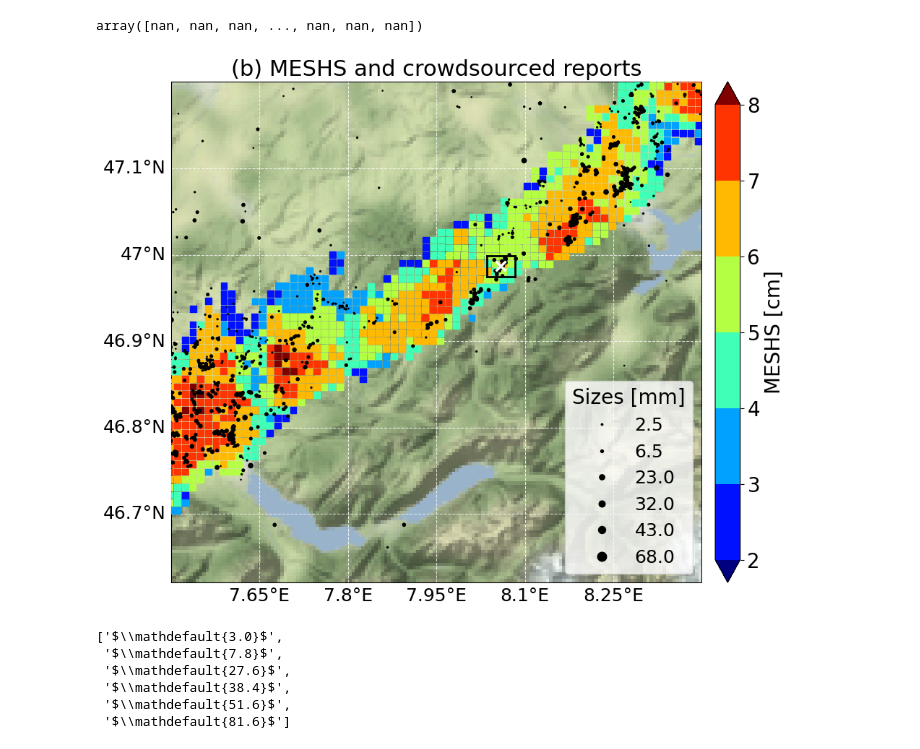
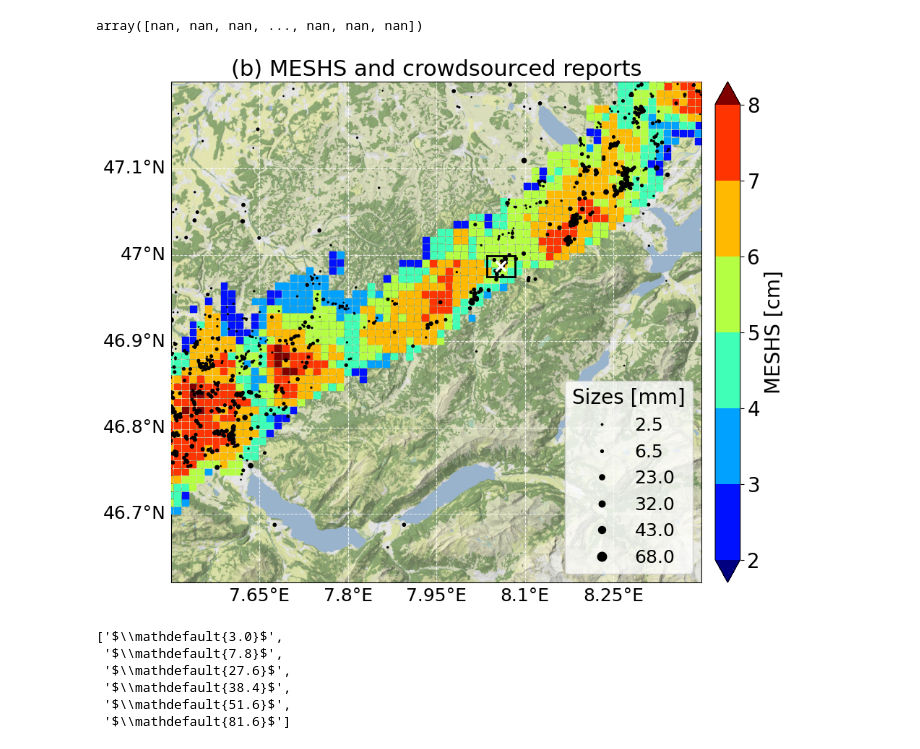
Before and after one commit to mlainer/hail-photogrammetry, a Jupyter notebook: codes/03_postprocessing/radar/MESHS.ipynb, the cells around one changed output. Drawn from its saved outputs; the diff is of its cells as text; code cells hidden in the pictures.

Commit message:
Updates on Map plots for paper.

```diff
--- a/codes/03_postprocessing/radar/MESHS.ipynb
+++ b/codes/03_postprocessing/radar/MESHS.ipynb
@@ -51,5 +51,11 @@ def CHtoWGSlng(y, x):
     # Unit 10000" to 1" and convert seconds to degrees (dec)
     lng = (lng * 100) / 36
     return lng
+
+class StadiaStamen(cimgt.Stamen):
+    def _image_url(self, tile):
+         x,y,z = tile
+         url = f"https://tiles.stadiamaps.com/tiles/stamen_terrain_background/{z}/{x}/{y}.png?api_key={'9fef28bc-9f41-4947-b140-1152be1fc0a0'}"
+         return url
 # %%
 #Test read of one file
@@ -196,6 +178,6 @@ dft.loc['2021-06-20 12:00:00']['lat']
 # %%
 #Load MESHS data
-with open('di.pk','rb') as f:
+with open('cache/di.pk','rb') as f:
     di = pk.load(f)
 
 meshs = np.asarray(di['data_vars']['maximum_expected_severe_hail_size']['data'])
@@ -278,7 +253,7 @@ meshs_c_final.repeat(2, axis=0)
 array([nan, nan, nan, ..., nan, nan, nan])
 # %%
 #Import hailsensor data for 20210620 from csv file
-path_crowd = 'crowdsourced_martin.csv'
+path_crowd = 'cache/crowdsourced_data.csv'
 
 dat = pd.read_csv(path_crowd)
 dat = dat[dat['days'] == '2021-06-20']
@@ -302,7 +277,7 @@ df = geopandas.read_file(shpfilename)
 # get geometry of a country
 poly = [df.loc[df['ADMIN'] == 'Switzerland']['geometry'].values[0]]
 
-stamen_terrain = cimgt.Stamen('terrain-background')
+stamen_terrain = StadiaStamen('terrain-background')
 
 # projections that involved
 st_proj = stamen_terrain.crs  #projection used by Stamen images
@@ -328,7 +303,7 @@ ax.set_extent(exts, crs=ll_proj)
 #msk_stm  = st_proj.project_geometry (msk, ll_proj)  # project geometry to the projection used by stamen
 
 # get and plot Stamen images
-ax.add_image(stamen_terrain, 8) # this requests image, and plot
+ax.add_image(stamen_terrain, 14) # this requests image, and plot
 
 # plot the mask using semi-transparency (alpha=0.65) on the masked-out portion
 #ax.add_geometries( msk_stm, st_proj, zorder=12, facecolor='white', edgecolor='none', alpha=0.65)
@@ -356,35 +331,35 @@ legend2 = ax.legend(handles, labels, loc="lower right", title="Sizes [mm]", font
 #Add soccer field marker to map plot
 ax.scatter(8.05942,46.98709, s=100, marker='x', color='white', zorder=170, transform=ll_proj, linewidth=2.5)
 
 ax.plot(np.array([8.035, 8.0834]),np.array([46.975, 46.975]), color='black', zorder=180, transform=ll_proj, linewidth=2)
 ax.plot(np.array([8.035, 8.0834]),np.array([46.9991, 46.9991]), color='black', zorder=180, transform=ll_proj, linewidth=2)
 
 ax.plot(np.array([8.035, 8.035]),np.array([46.975, 46.9991]), color='black', zorder=180, transform=ll_proj, linewidth=2)
 ax.plot(np.array([8.0834, 8.0834]),np.array([46.975, 46.9991]), color='black', zorder=180, transform=ll_proj, linewidth=2)
 
 
 cb = fig.colorbar(mpl.cm.ScalarMappable(norm=norm, cmap=cmap), orientation='vertical', fraction=0.04, pad=0.02,alpha=1)
 
 #cb.ax.set_title('UTC')
 ax.set_title('(b) MESHS and crowdsourced reports', fontsize=22)
 gl = ax.gridlines(draw_labels=True, linestyle='--',color='white',alpha=0.8)
 
 ax.xaxis.set_tick_params(labelsize=20)
 ax.yaxis.set_tick_params(labelsize=20)
 cb.ax.yaxis.set_tick_params(labelsize=20)
 cb.set_label(label='MESHS [cm]', size=20)
 #cb.ax.tick_params(labelsize=20)
 
 #ax.add_artist(ScaleBar(0.5,location='lower right'))
 
 gl.top_labels = False
 gl.right_labels = False
 gl.xlabel_style = {'size': 18, 'color': 'k'}
 gl.ylabel_style = {'color': 'k', 'size':18}
 
-plt.savefig('figure_2b_REV.png',bbox_inches='tight', dpi=300)
+plt.savefig('/data/hail/plots/figure_2b_REV.png',bbox_inches='tight', dpi=300)
 # %% [output]
-[figure, old version]
+[figure, new version]
 # %%
 labels
 # %% [output]
```
Also changed, not shown: parts of 13 cells of this notebook.
